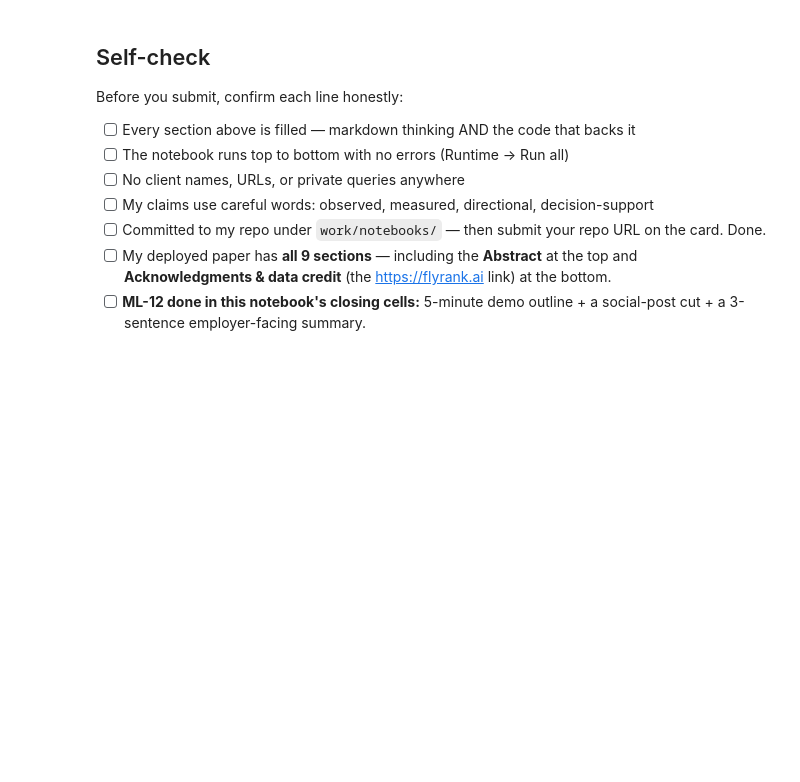
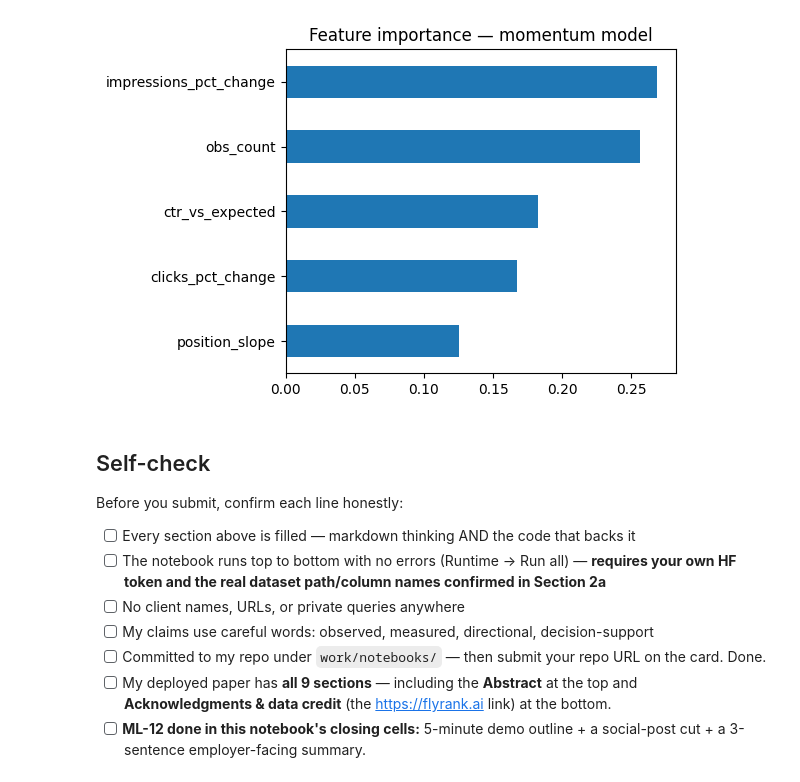
Before and after one commit to gaurav443201/flyrank-ml-internship-work, a Jupyter notebook: work/notebooks/capstone.ipynb, the cells around one changed output. Drawn from its saved outputs; the diff is of its cells as text; code cells hidden in the pictures; blank space fills up the shorter version.

```diff
--- a/work/notebooks/capstone.ipynb
+++ b/work/notebooks/capstone.ipynb
@@ -36,0 +334,20 @@ This skeleton is yours to fill. Work the sections **in order** — each one has
+# %%
+# 4a. Baseline: naive persistence (predict growth=1 iff clicks were already rising)
+baseline_pred = (test_df["clicks_pct_change"] > 0).astype(int)
+baseline_auc = roc_auc_score(test_df["growth"], test_df["clicks_pct_change"])  # RUN ME
+
+# 4b. Model
+X_train, y_train = train_df[FEATURES], train_df["growth"]
+X_test, y_test = test_df[FEATURES], test_df["growth"]
+
+model = GradientBoostingClassifier(random_state=RANDOM_SEED)
+model.fit(X_train, y_train)
+model_scores = model.predict_proba(X_test)[:, 1]
+model_auc = roc_auc_score(y_test, model_scores)              # RUN ME
+model_ap = average_precision_score(y_test, model_scores)     # RUN ME
+
+results = pd.DataFrame({
+    "metric": ["base_rate", "baseline_auc", "model_auc", "model_avg_precision"],
+    "value": [round(y_test.mean(), 3), round(baseline_auc, 3), round(model_auc, 3), round(model_ap, 3)],
+})
+print(results)  # RUN ME — paste this table into the report's Results section
@@ -37,12 +491,26 @@ This skeleton is yours to fill. Work the sections **in order** — each one has
+# %%
+# 7a. Feature importance — what the model actually leaned on (Section 6 "interpretation").
+importances = pd.Series(model.feature_importances_, index=FEATURES).sort_values()
+plt.figure(figsize=(6, 4))
+importances.plot(kind="barh")
+plt.title("Feature importance — momentum model")
+plt.tight_layout()
+plt.savefig("feature_importance.png", dpi=150)
+plt.show()  # RUN ME
+# %% [output]
+[figure, added]
 # %% [markdown]
 ## Self-check
 
 Before you submit, confirm each line honestly:
 
 - [ ] Every section above is filled — markdown thinking AND the code that backs it
-- [ ] The notebook runs top to bottom with no errors (Runtime → Run all)
+- [ ] The notebook runs top to bottom with no errors (Runtime → Run all) — **requires your own
+      HF token and the real dataset path/column names confirmed in Section 2a**
 - [ ] No client names, URLs, or private queries anywhere
 - [ ] My claims use careful words: observed, measured, directional, decision-support
 - [ ] Committed to my repo under `work/notebooks/` — then submit your repo URL on the card. Done.
-- [ ] My deployed paper has **all 9 sections** — including the **Abstract** at the top and **Acknowledgments & data credit** (the https://flyrank.ai link) at the bottom.
-- [ ] **ML-12 done in this notebook's closing cells:** 5-minute demo outline + a social-post cut + a 3-sentence employer-facing summary.
+- [ ] My deployed paper has **all 9 sections** — including the **Abstract** at the top and
+      **Acknowledgments & data credit** (the https://flyrank.ai link) at the bottom.
+- [ ] **ML-12 done in this notebook's closing cells:** 5-minute demo outline + a social-post cut
+      + a 3-sentence employer-facing summary.
```
Also changed, not shown: parts of 25 cells of this notebook.
